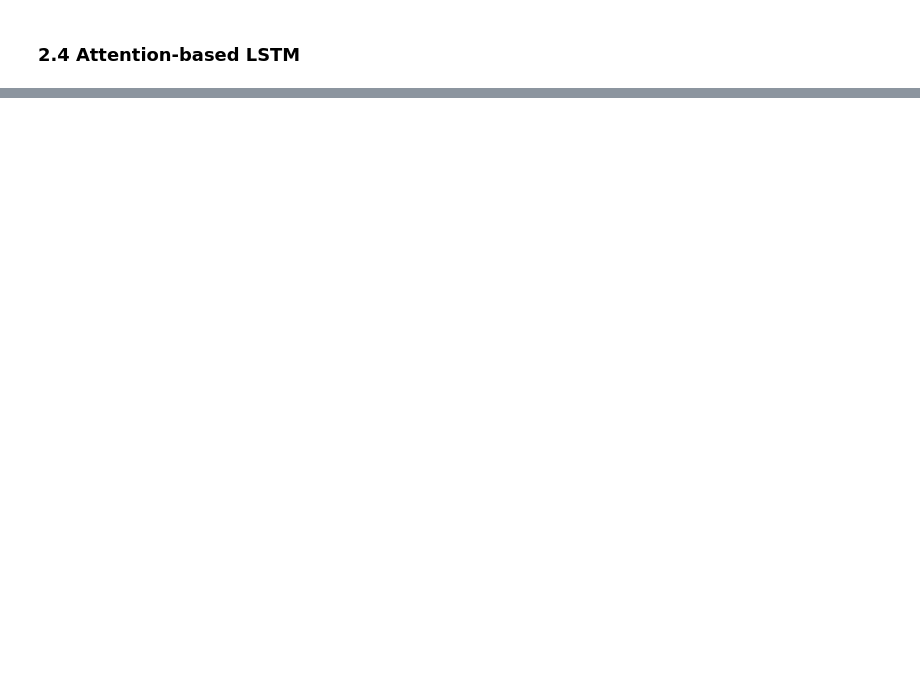
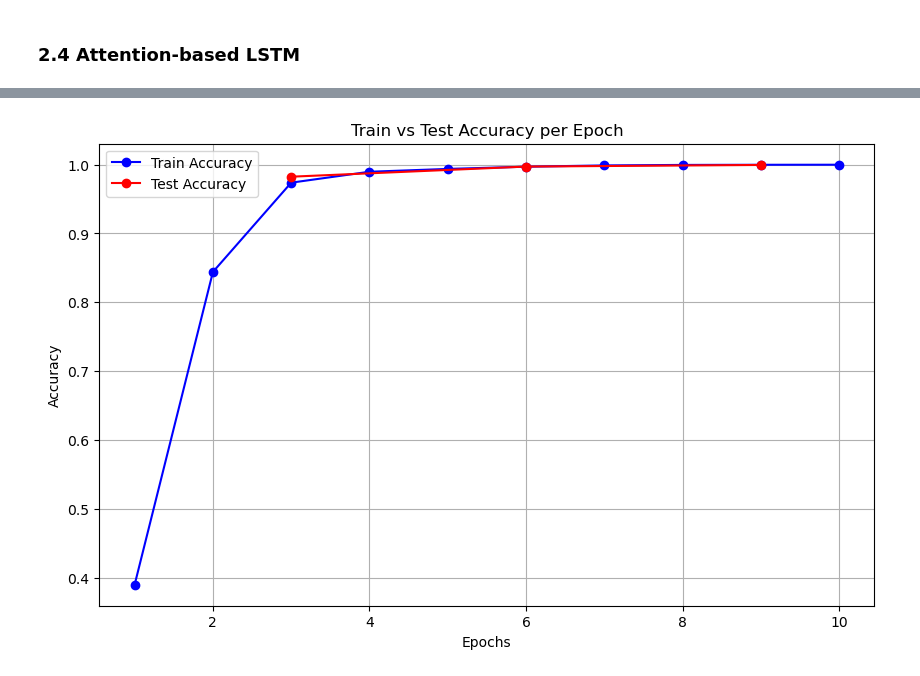
Before and after one commit to JoaoLucas23/Projeto-Final-IAP, a Jupyter notebook: ProjetoFinal.ipynb, the cells around one changed output, grey strips where cells are left out. Cells and saved outputs as stored; diff of their text form; code cells hidden in the pictures; blank space fills up the shorter version.

```diff
--- a/ProjetoFinal.ipynb
+++ b/ProjetoFinal.ipynb
@@ -343,0 +510,4 @@ ModuleNotFoundError: No module named 'torchsummary'
+# %%
+plot_metrics(num_epochs, train_accuracy_history, test_accuracy_history, 'Accuracy', test_interval)
+# %% [output]
+[figure, added]
```
Also changed, not shown: parts of 28 cells of this notebook.
